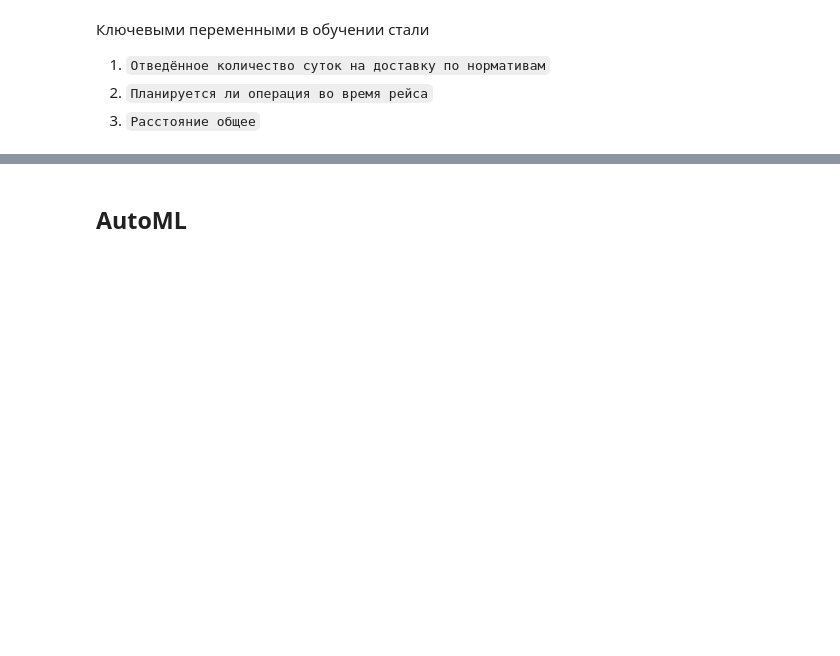
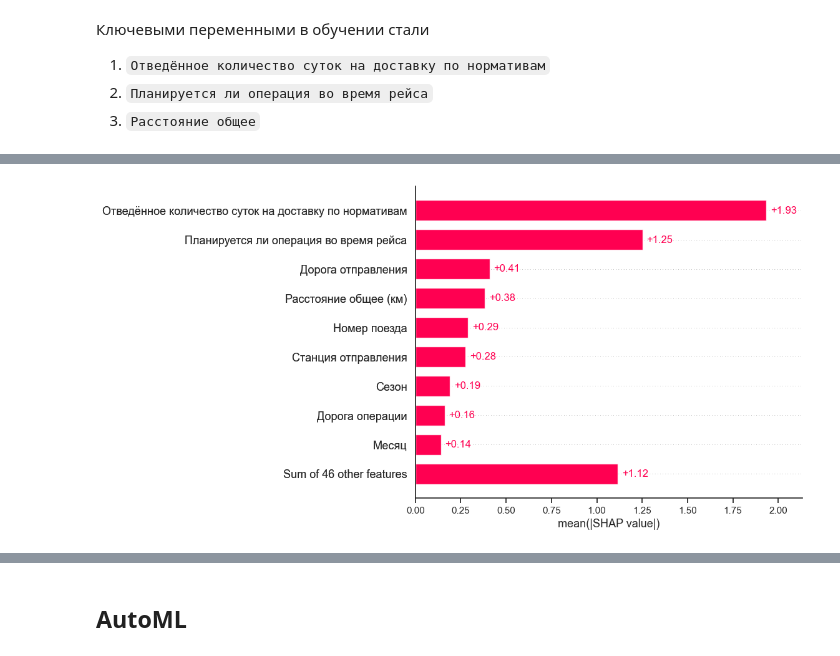
Before and after one commit to DanSikQ/Data_Analyst_Portfolio, a Jupyter notebook: projects/Auto-ML_vs_My_models/wagon_delivery_analysis.ipynb, the cells around one changed output, grey strips where cells are left out. Cells and saved outputs as stored; diff of their text form; code cells hidden in the pictures; blank space fills up the shorter version.

```diff
--- a/projects/Auto-ML_vs_My_models/wagon_delivery_analysis.ipynb
+++ b/projects/Auto-ML_vs_My_models/wagon_delivery_analysis.ipynb
@@ -810,0 +863,5 @@ plt.show()
+# %%
+# Самые значимые признаки
+shap.plots.bar(shap_values)
+# %% [output]
+[figure, added]
```
Also changed, not shown: parts of 19 cells of this notebook, 1 other file.
